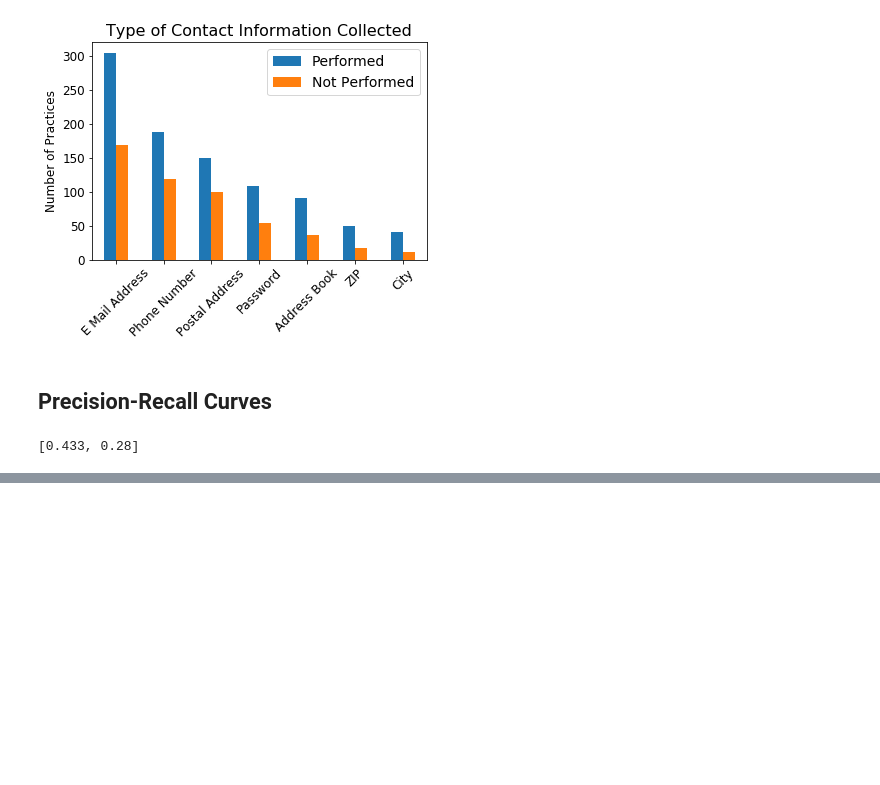
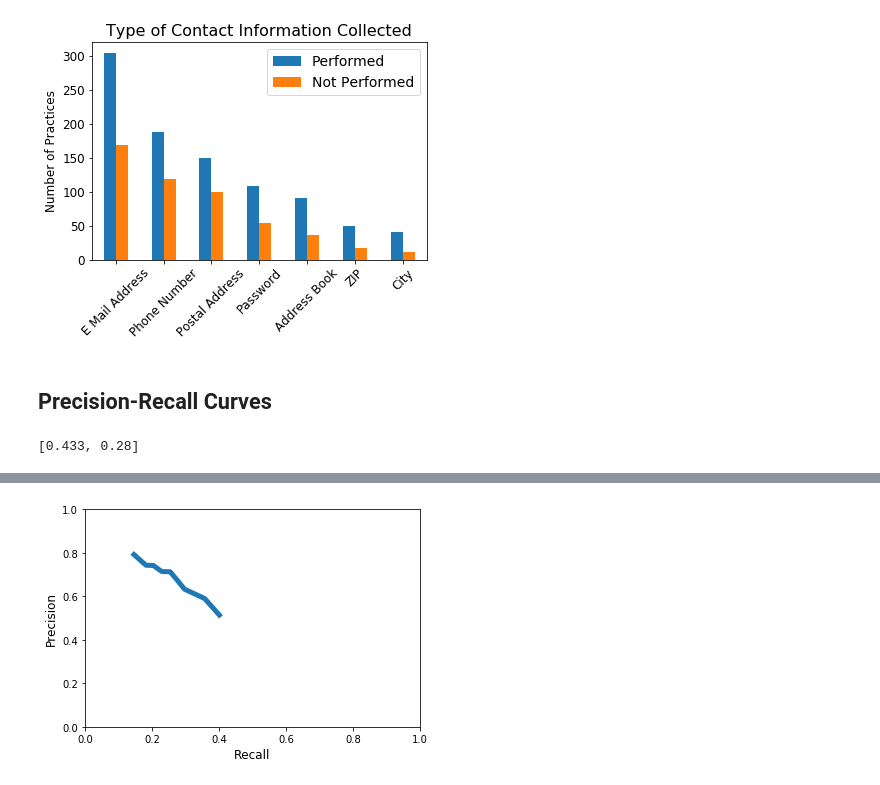
Before and after one commit to kabuhakmeh3/inphormed, a Jupyter notebook: notebooks/Demo Figures.ipynb, the cells around one changed output, grey strips where cells are left out. Saved outputs shown, nothing was run; the diff lists cells and outputs as text; code cells hidden in the pictures; blank space fills up the shorter version.

```diff
--- a/notebooks/Demo Figures.ipynb
+++ b/notebooks/Demo Figures.ipynb
@@ -397,0 +389,15 @@ plt.show()
+# %%
+plt.figure(figsize=(6,4))
+#plt.plot(x_bi, y_bi, label='bigrams only')
+plt.plot(x, y, linewidth=5)
+#plt.plot(x_tf, y_tf, label='tfidf')
+#plt.plot(x_stop, y_stop, label='stopwords')
+#plt.legend(fontsize=12)
+plt.ylabel('Precision', fontsize=12)
+plt.xlabel('Recall', fontsize=12)
+plt.xlim([0,1])
+plt.ylim([0,1])
+#plt.title('Precision & Recall at 0.25, 0.5, 0.75 threshold cutoff', fontsize=14)
+plt.show()
+# %% [output]
+[figure, added]
```
Also changed, not shown: parts of 5 cells of this notebook, 6 other files.
